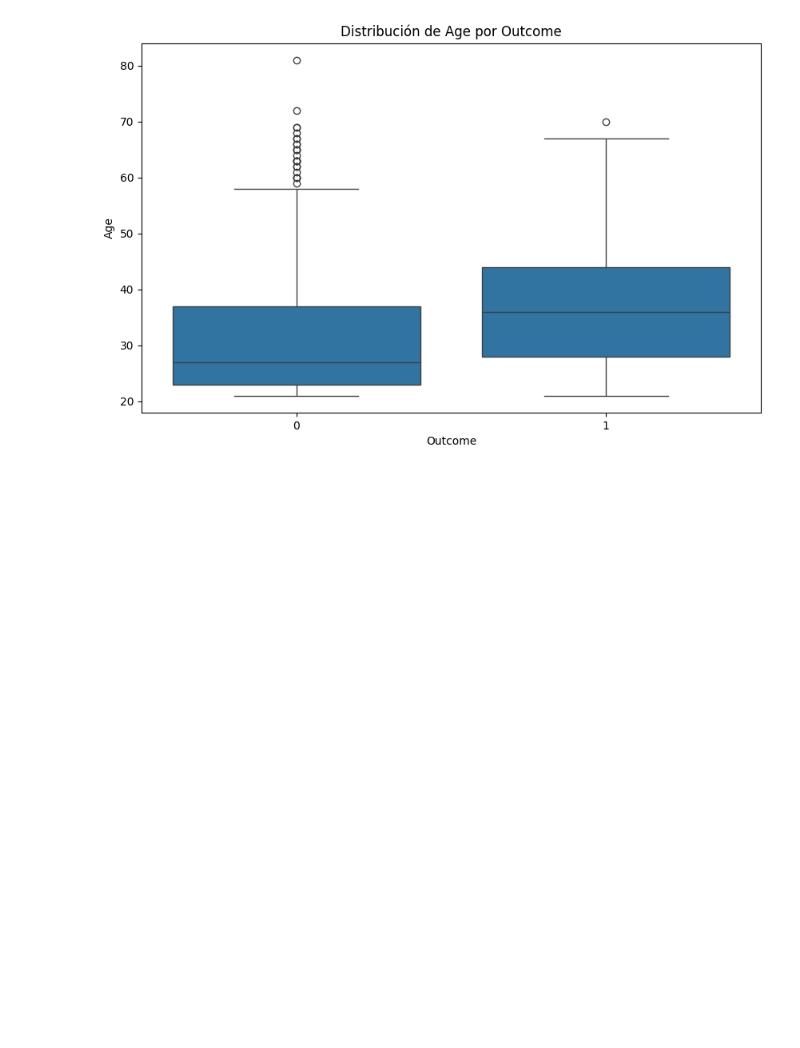
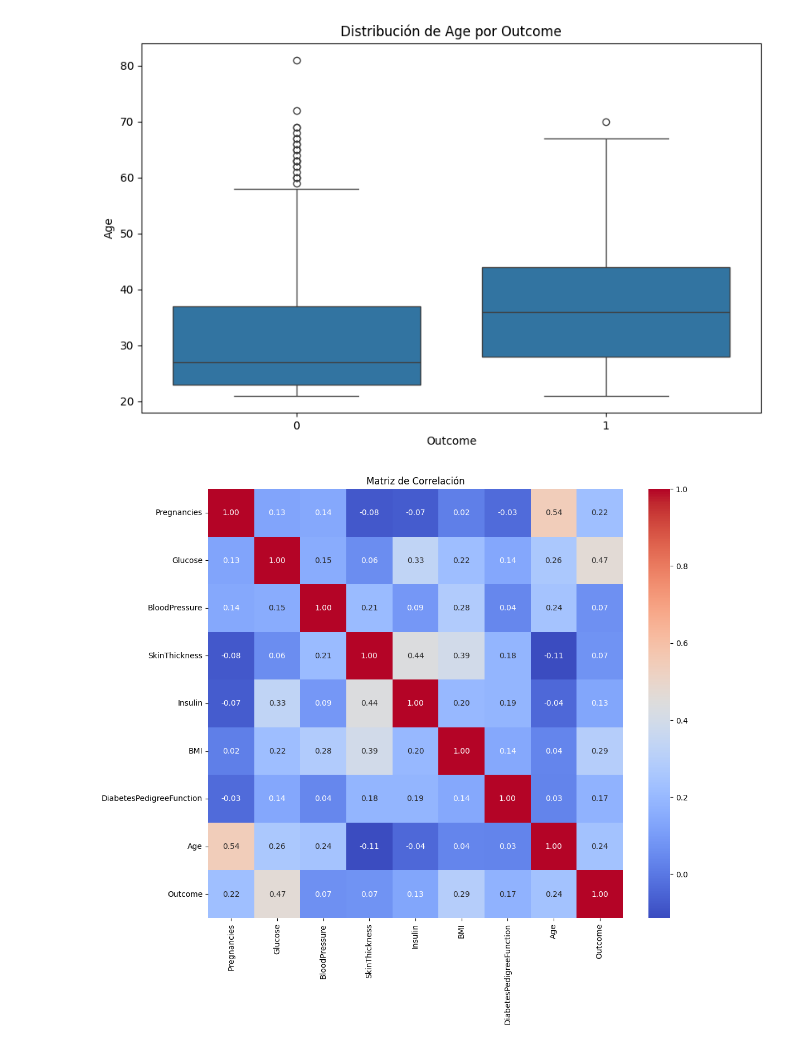
Before and after one commit to AndreAraya/Modelos-de-Machine-Learning-Diabetes-y-IBM-Atrittion-, a Jupyter notebook: proyecto1.ipynb, the cells around one changed output. Drawn from its saved outputs; the diff is of its cells as text; code cells hidden in the pictures; blank space fills up the shorter version.

Commit message:
Update ipynb.
Se agrego matriz de correlación para el dataset Diabetes.

```diff
--- a/proyecto1.ipynb
+++ b/proyecto1.ipynb
@@ -113,3 +115,12 @@ for column in df1.columns[:-1]:  # Excluye la columna 'Outcome'
 [figure]
 [figure]
 [figure]
+# %%
+plt.figure(figsize=(12, 10))
+correlation_matrix = df1.corr()
+sns.heatmap(correlation_matrix, annot=True, cmap='coolwarm', fmt='.2f')
+plt.title('Matriz de Correlación')
+plt.show()
+#Para ver como se relaciona cada caracteristica con el outcome.
+# %% [output]
+[figure, added]
```
Also changed, not shown: parts of 1 cell of this notebook.
